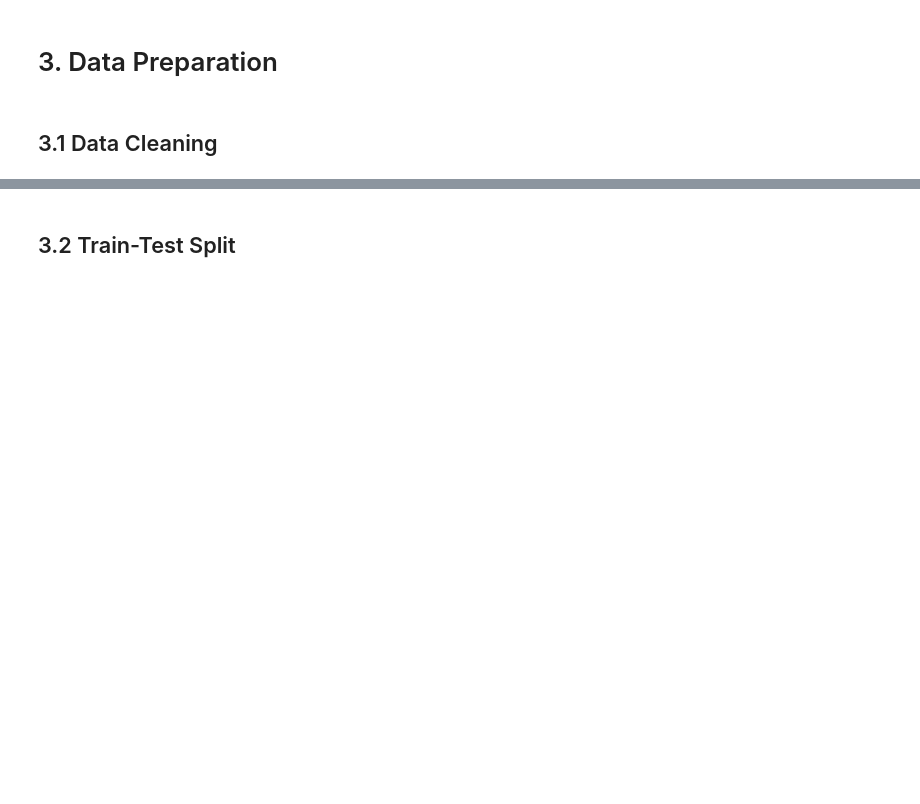
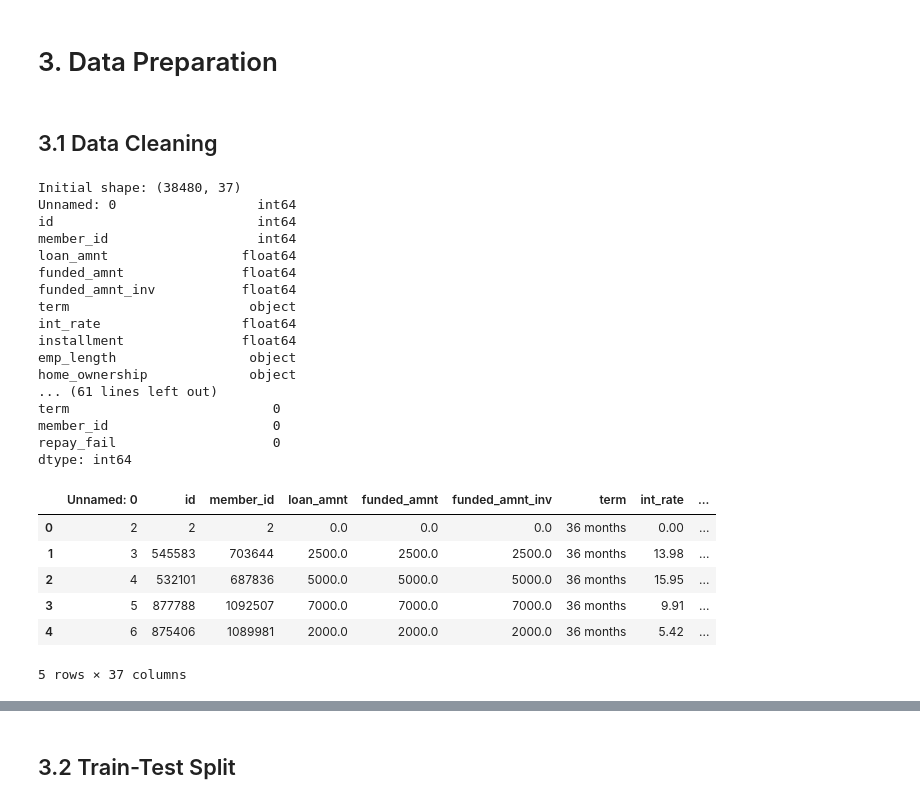
Before and after one commit to Theducklingandmonkey/Mldp_Loan_evaluation, a Jupyter notebook: MLDP Program Codes Submission Template.ipynb, the cells around one changed output, grey strips where cells are left out. Cells and saved outputs as stored; diff of their text form; code cells hidden in the pictures; blank space fills up the shorter version.

```diff
--- a/MLDP Program Codes Submission Template.ipynb
+++ b/MLDP Program Codes Submission Template.ipynb
@@ -313,3 +313,35 @@ Name: repay_fail, Length: 110, dtype: float64
 # 3. Data Preparation
 # %% [markdown]
 ## 3.1 Data Cleaning
+# %%
+df_clean = df.copy()
+print("Initial shape:", df_clean.shape)
+
+print(df_clean.dtypes)
+print(df_clean.isnull().sum().sort_values(ascending=False))
+df_clean.head()
+# %% [output]
+Initial shape: (38480, 37)
+Unnamed: 0                  int64
+id                          int64
+member_id                   int64
+loan_amnt                 float64
+funded_amnt               float64
+funded_amnt_inv           float64
+term                       object
+int_rate                  float64
+installment               float64
+emp_length                 object
+home_ownership             object
+... (61 lines left out)
+term                          0
+member_id                     0
+repay_fail                    0
+dtype: int64
+|  | Unnamed: 0 | id | member_id | loan_amnt | funded_amnt | funded_amnt_inv | term | int_rate | ... |
+| 0 | 2 | 2 | 2 | 0.0 | 0.0 | 0.0 | 36 months | 0.00 | ... |
+| 1 | 3 | 545583 | 703644 | 2500.0 | 2500.0 | 2500.0 | 36 months | 13.98 | ... |
+| 2 | 4 | 532101 | 687836 | 5000.0 | 5000.0 | 5000.0 | 36 months | 15.95 | ... |
+| 3 | 5 | 877788 | 1092507 | 7000.0 | 7000.0 | 7000.0 | 36 months | 9.91 | ... |
+| 4 | 6 | 875406 | 1089981 | 2000.0 | 2000.0 | 2000.0 | 36 months | 5.42 | ... |
+5 rows × 37 columns
```
Also changed, not shown: parts of 27 cells of this notebook.
